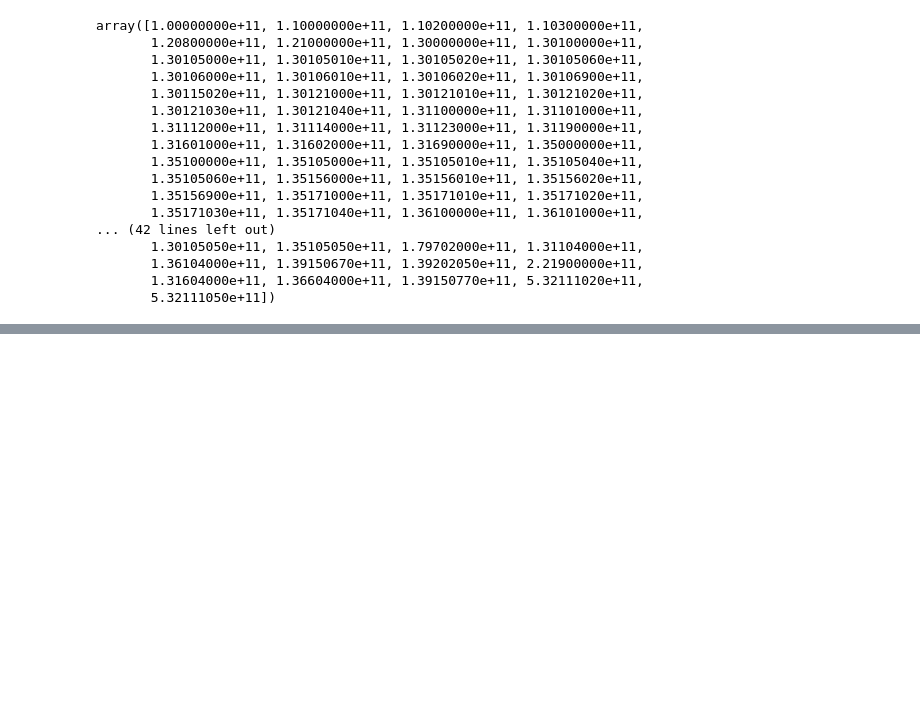
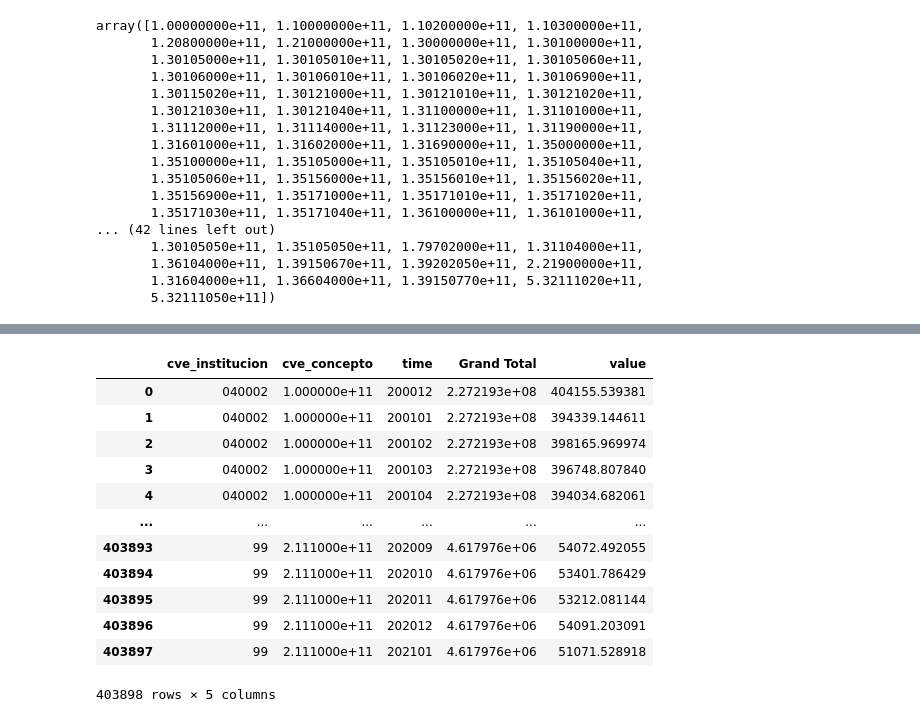
Before and after one commit to luislobo6/Sigma-final-project, a Jupyter notebook: Notebook-LMT.ipynb, the cells around one changed output, grey strips where cells are left out. Cells and saved outputs as stored; diff of their text form; code cells hidden in the pictures; blank space fills up the shorter version.

Commit message:
filtered data

```diff
--- a/Notebook-LMT.ipynb
+++ b/Notebook-LMT.ipynb
@@ -188,4 +146,25 @@ array([1.00000000e+11, 1.10000000e+11, 1.10200000e+11, 1.10300000e+11,
        1.36104000e+11, 1.39150670e+11, 1.39202050e+11, 2.21900000e+11,
        1.31604000e+11, 1.36604000e+11, 1.39150770e+11, 5.32111020e+11,
        5.32111050e+11])
+# %%
+# Filter data important for the project
+
+#130000000000 = Cartera de crédito vigente
+#130100000000 = Créditos comerciales
+#131100000000 = Consumo
+#131600000000 = Vivienda
+#200000000000 = Pasivo
+#210100000000 = Depósitos de exigibilidad inmediata
+#211100000000 = Depósitos a plazo y títulos de crédito emitidos
+cves = [510000000000,610000000000,620000000000,670200000000,640000000000,
+        670500000000,671100000000,110000000000,130100000000,
+        130105000000,130106000000,130121000000,131100000000,131101000000,
+        131199990000,131600000000,200000000000,210100000000,211100000000]
+
+filter_cve = data_clean["cve_concepto"] == 100000000000
+data_filtered = data_clean.loc[filter_cve]
+
+for cve in cves:
+    filter_cve = data_clean["cve_concepto"] == cve
+    data_filtered = data_filtered.append(data_clean.loc[filter_cve])
 # %%
@@ -194,0 +174,5 @@ data_clean.shape
+# %%
+#get columns for the time
+clean_cols = data_filtered.columns
+clean_cols = clean_cols[2:-1]
+clean_cols
@@ -194,0 +186,6 @@ data_clean.shape
+# %%
+#rename the columns to add a prefix "value" so then we can make the wide_to_long
+for column in clean_cols:
+    data_filtered = data_filtered.rename(columns={
+        column: f"value{column}"
+    })
@@ -194,0 +204,21 @@ data_clean.shape
+# %%
+# wide_to_long transformation so we have a vertical table with time series and values
+data_filtered = pd.wide_to_long(data_filtered, stubnames='value', i=['cve_institucion', 'cve_concepto'], j='time')
+# %%
+#reset index to have our 3 columns in dataframe
+data_filtered = data_filtered.reset_index()
+data_filtered
+# %% [output]
+|  | cve_institucion | cve_concepto | time | Grand Total | value |
+| 0 | 040002 | 1.000000e+11 | 200012 | 2.272193e+08 | 404155.539381 |
+| 1 | 040002 | 1.000000e+11 | 200101 | 2.272193e+08 | 394339.144611 |
+| 2 | 040002 | 1.000000e+11 | 200102 | 2.272193e+08 | 398165.969974 |
+| 3 | 040002 | 1.000000e+11 | 200103 | 2.272193e+08 | 396748.807840 |
+| 4 | 040002 | 1.000000e+11 | 200104 | 2.272193e+08 | 394034.682061 |
+| ... | ... | ... | ... | ... | ... |
+| 403893 | 99 | 2.111000e+11 | 202009 | 4.617976e+06 | 54072.492055 |
+| 403894 | 99 | 2.111000e+11 | 202010 | 4.617976e+06 | 53401.786429 |
+| 403895 | 99 | 2.111000e+11 | 202011 | 4.617976e+06 | 53212.081144 |
+| 403896 | 99 | 2.111000e+11 | 202012 | 4.617976e+06 | 54091.203091 |
+| 403897 | 99 | 2.111000e+11 | 202101 | 4.617976e+06 | 51071.528918 |
+403898 rows × 5 columns
```
Also changed, not shown: parts of 43 cells of this notebook, 1 other file.
